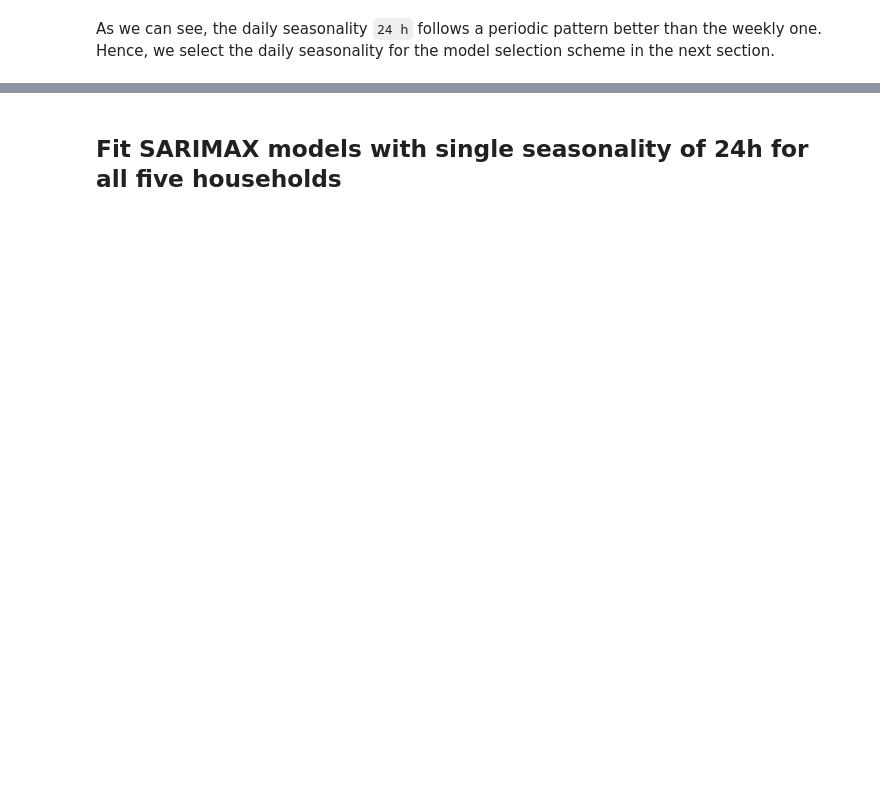
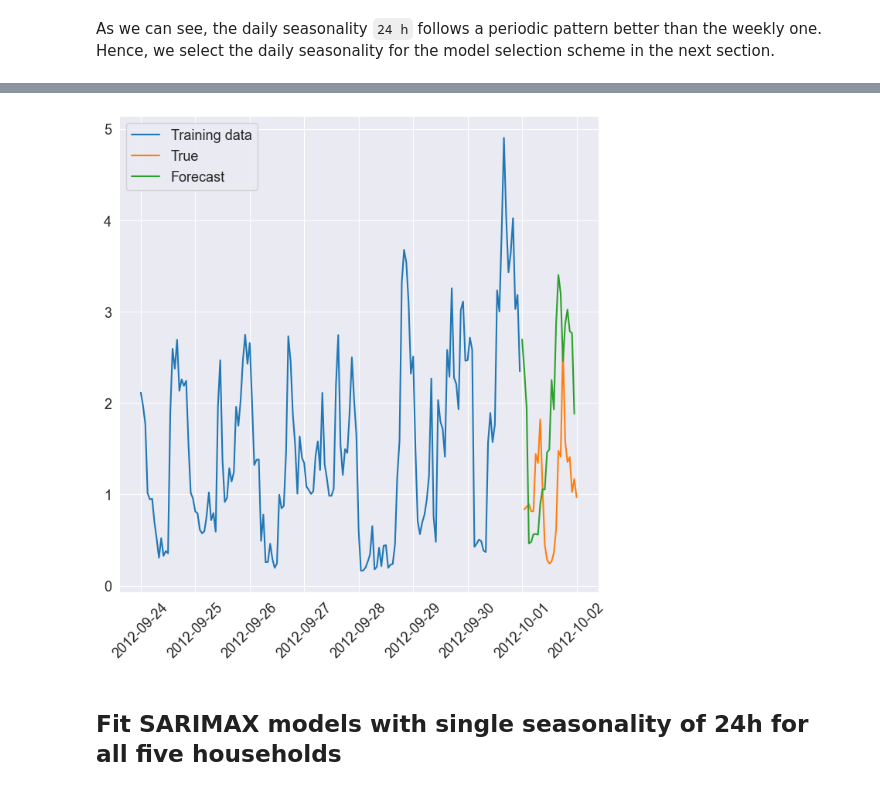
Before and after one commit to spetznick/ml4gd-project-group-3, a Jupyter notebook: arima/results_arima.ipynb, the cells around one changed output, grey strips where cells are left out. Saved outputs shown, nothing was run; the diff lists cells and outputs as text; code cells hidden in the pictures; blank space fills up the shorter version.

Commit message:
add latest results for arima

```diff
--- a/arima/results_arima.ipynb
+++ b/arima/results_arima.ipynb
@@ -168,0 +166,8 @@ As we can see, the daily seasonality `24 h` follows a periodic pattern better th
+# %%
+from statsmodels.tsa.arima.model import ARIMA
+from statsmodels.tsa.forecasting.stl import STLForecast
+
+order = (2, 1, 2)
+first_household = impute_missing_values(five_households.iloc[:train_end, 0:1]).copy(deep=True)
+stlf = STLForecast(first_household, ARIMA, model_kwargs=dict(order=order, trend="t"))
+stlf_res = stlf.fit()
@@ -169,2 +194,18 @@ As we can see, the daily seasonality `24 h` follows a periodic pattern better th
+# %%
+nforecast = 24
+forecast = stlf_res.forecast(nforecast)
+# predict = stlf_res.get_forecast(end=6600)
+# predict_ci = predict.conf_int(alpha=0.5)
+
+fig, ax = plt.subplots(1,1)
+ax.plot(first_household[-nforecast*7:], label="Training data")
+ax.plot(five_households.iloc[train_end+1:train_end+25, 0:1], label="True")
+ax.plot(forecast, label="Forecast")
+# ax.fill_between(predict_ci.index[-nforecast*7:], predict_ci.iloc[-nforecast*7:, 0], predict_ci.iloc[-nforecast*7:, 1], alpha=0.15)
+plt.legend()
+ax.tick_params(axis='x', labelrotation=45)
+fig.savefig(f"../figures/stl_{order}_.pdf")
+# %% [output]
+[figure, added]
 # %% [markdown]
 ## Fit SARIMAX models with single seasonality of 24h for all five households
```
Also changed, not shown: parts of 21 cells of this notebook.
